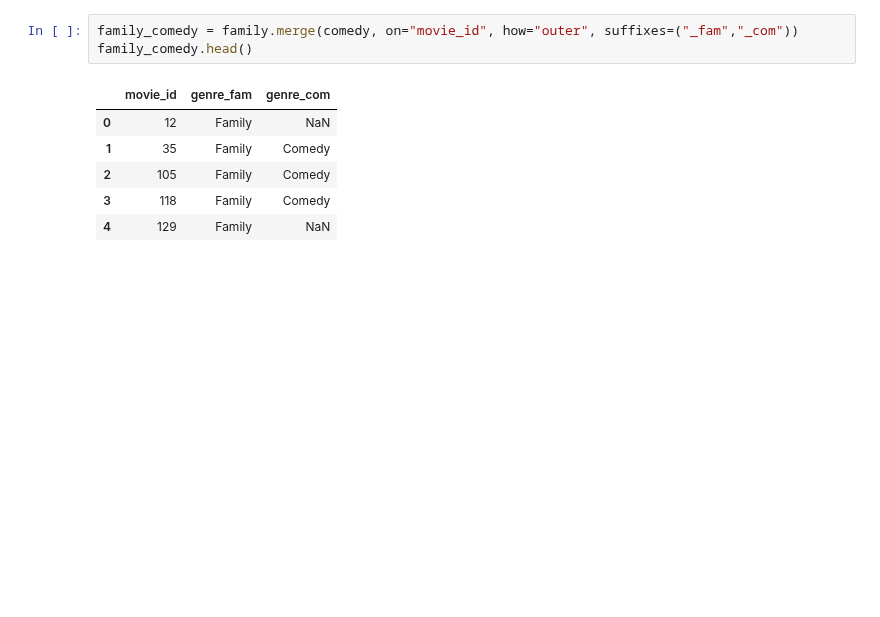
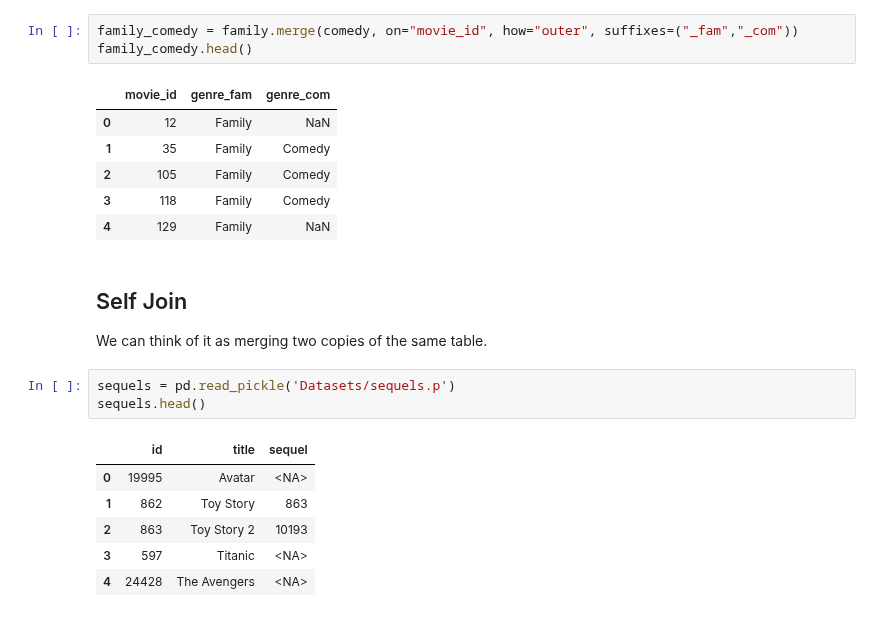
Before and after one commit to SyedaAnoosha/Data-Science-with-Python, a Jupyter notebook: Pandas Python/Joining Data/notebook.ipynb, the cells around one changed output. Cells and saved outputs as stored; diff of their text form; blank space fills up the shorter version.

```diff
--- a/Pandas Python/Joining Data/notebook.ipynb
+++ b/Pandas Python/Joining Data/notebook.ipynb
@@ -226,3 +219,16 @@ family_comedy.head()
 | 2 | 105 | Family | Comedy |
 | 3 | 118 | Family | Comedy |
 | 4 | 129 | Family | NaN |
+# %% [markdown]
+## Self Join
+We can think of it as merging two copies of the same table.
+# %%
+sequels = pd.read_pickle('Datasets/sequels.p')
+sequels.head()
+# %% [output]
+|  | id | title | sequel |
+| 0 | 19995 | Avatar | <NA> |
+| 1 | 862 | Toy Story | 863 |
+| 2 | 863 | Toy Story 2 | 10193 |
+| 3 | 597 | Titanic | <NA> |
+| 4 | 24428 | The Avengers | <NA> |
```
Also changed, not shown: parts of 7 cells of this notebook, 2 other files.
